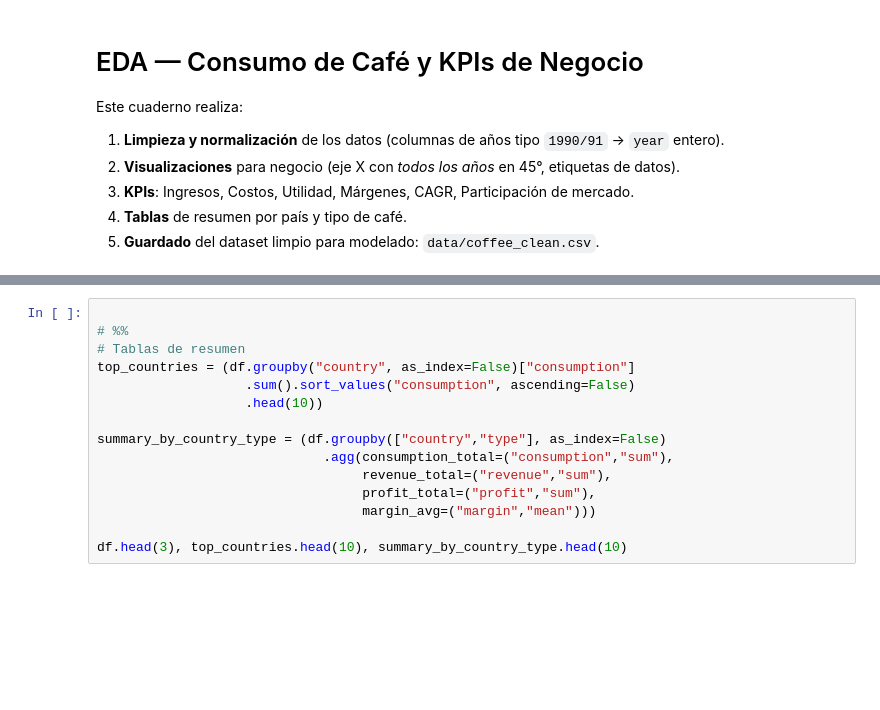
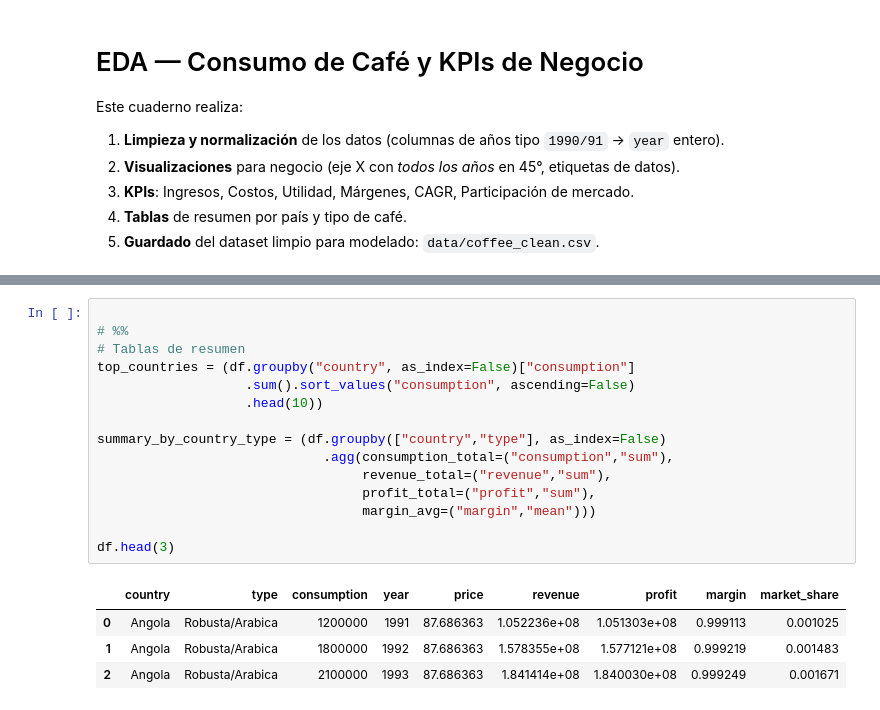
Before and after one commit to wilwil186/Coffee, a Jupyter notebook: EDA.ipynb, the cells around one changed output, grey strips where cells are left out. Drawn from its saved outputs; the diff is of its cells as text; blank space fills up the shorter version.

```diff
--- a/EDA.ipynb
+++ b/EDA.ipynb
@@ -55,15 +138,20 @@ clean_path
 # %%
 
 # %%
 # Tablas de resumen
 top_countries = (df.groupby("country", as_index=False)["consumption"]
                    .sum().sort_values("consumption", ascending=False)
                    .head(10))
 
 summary_by_country_type = (df.groupby(["country","type"], as_index=False)
                              .agg(consumption_total=("consumption","sum"),
                                   revenue_total=("revenue","sum"),
                                   profit_total=("profit","sum"),
                                   margin_avg=("margin","mean")))
 
-df.head(3), top_countries.head(10), summary_by_country_type.head(10)
+df.head(3)
+# %% [output]
+|  | country | type | consumption | year | price | revenue | profit | margin | market_share |
+| 0 | Angola | Robusta/Arabica | 1200000 | 1991 | 87.686363 | 1.052236e+08 | 1.051303e+08 | 0.999113 | 0.001025 |
+| 1 | Angola | Robusta/Arabica | 1800000 | 1992 | 87.686363 | 1.578355e+08 | 1.577121e+08 | 0.999219 | 0.001483 |
+| 2 | Angola | Robusta/Arabica | 2100000 | 1993 | 87.686363 | 1.841414e+08 | 1.840030e+08 | 0.999249 | 0.001671 |
```
Also changed, not shown: parts of 9 cells of this notebook, 17 other files.
